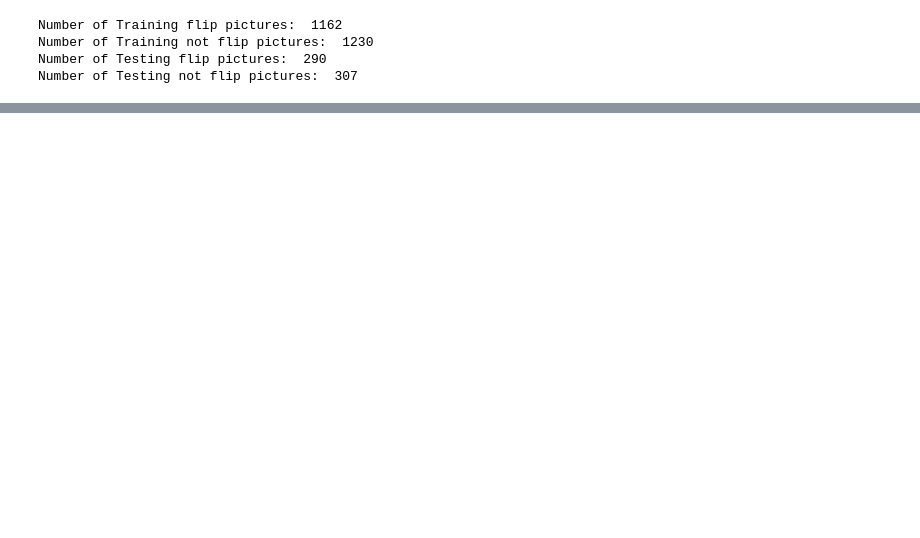
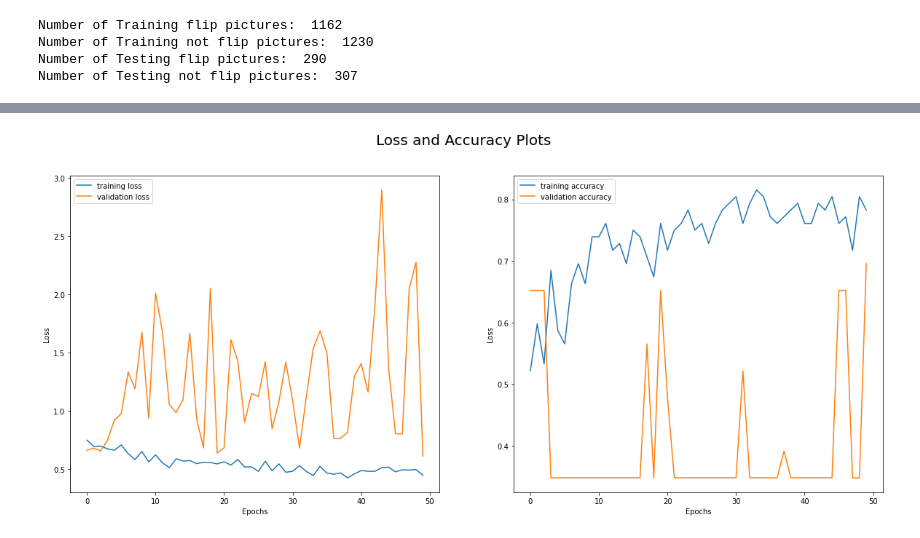
Before and after one commit to c-woo/MonReader, a Jupyter notebook: MonReader.ipynb, the cells around one changed output, grey strips where cells are left out. Drawn from its saved outputs; the diff is of its cells as text; code cells hidden in the pictures; blank space fills up the shorter version.

```diff
--- a/Untitled.ipynb
+++ b/MonReader.ipynb
@@ -764,0 +817,12 @@ ValueError: Please initialize `TimeDistributed` layer with a `tf.keras.layers.La
+# %%
+model = tf.keras.Sequential()
+
+model.add(layers.TimeDistributed(resnet_model, input_shape=(5, 224, 224, 3)))
+model.add(layers.GRU(128))
+
+model.add(layers.Dense(64, activation='relu'))
+model.add(layers.BatchNormalization())
+model.add(layers.Dropout(0.3))
+model.add(layers.Dense(1, activation='sigmoid'))
+
+model.summary()
@@ -764,0 +847,4 @@ ValueError: Please initialize `TimeDistributed` layer with a `tf.keras.layers.La
+# %%
+model.compile(loss='binary_crossentropy', optimizer=tf.keras.optimizers.Adam(learning_rate=0.01, decay=0.01), metrics=['acc'])
+# %%
+rn_seq_history = model.fit(X_train, y_train, epochs=50, validation_split=0.2, batch_size=10)
@@ -764,0 +869,22 @@ ValueError: Please initialize `TimeDistributed` layer with a `tf.keras.layers.La
+# %%
+# plot training loss and accuracy
+
+plt.figure(figsize=(20, 8))
+plt.suptitle('Loss and Accuracy Plots', fontsize=20)
+
+plt.subplot(1, 2, 1)
+plt.plot(rn_seq_history.history['loss'], label='training loss')
+plt.plot(rn_seq_history.history['val_loss'], label='validation loss')
+plt.xlabel('Epochs')
+plt.ylabel('Loss')
+plt.legend()
+
+plt.subplot(1, 2, 2)
+plt.plot(rn_seq_history.history['acc'], label='training accuracy')
+plt.plot(rn_seq_history.history['val_acc'], label='validation accuracy')
+plt.xlabel('Epochs')
+plt.ylabel('Loss')
+plt.legend()
+plt.show()
+# %% [output]
+[figure, added]
```
Also changed, not shown: parts of 32 cells of this notebook, 1 other file.
